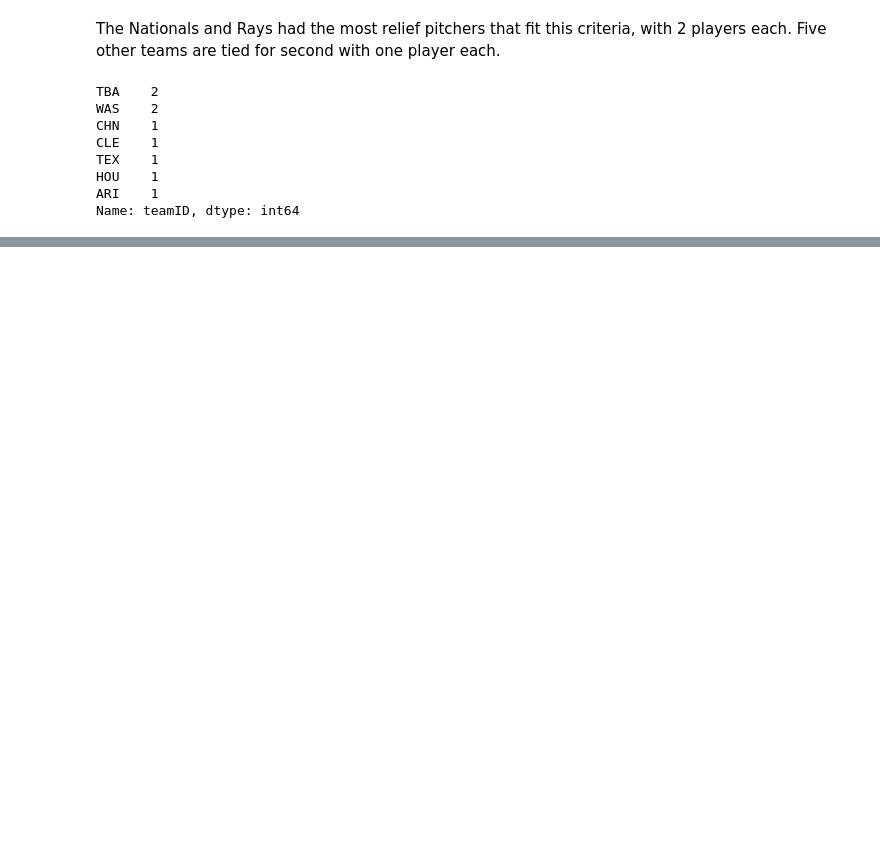
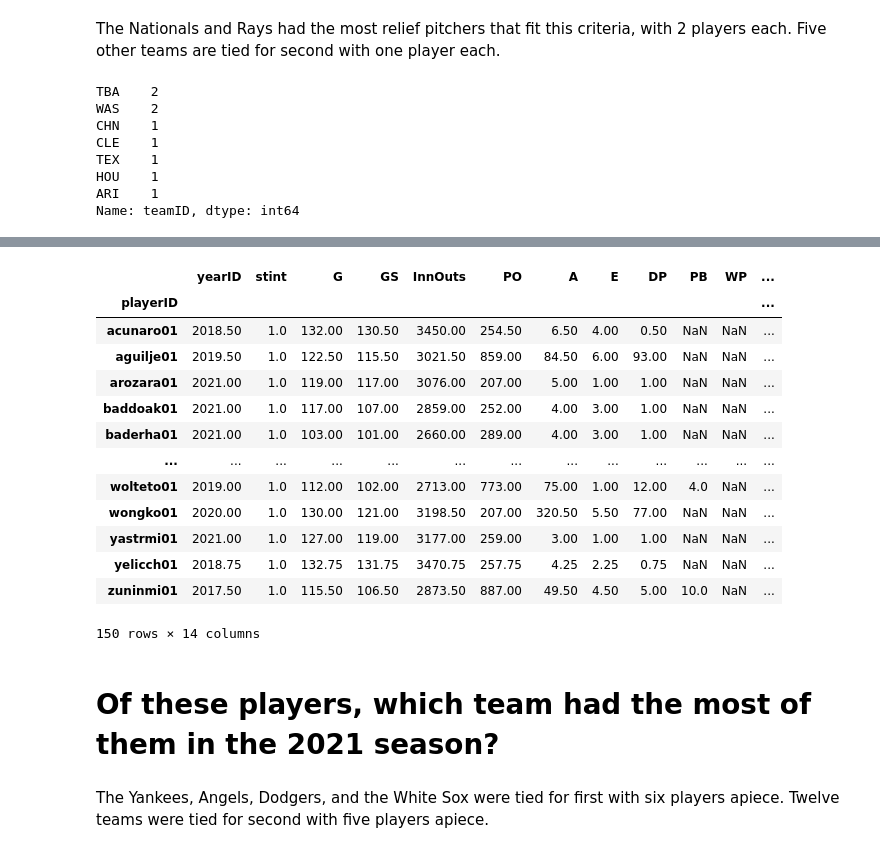
Before and after one commit to dw943893/baseball_predictor, a Jupyter notebook: CAP_EDA.ipynb, the cells around one changed output, grey strips where cells are left out. Drawn from its saved outputs; the diff is of its cells as text; code cells hidden in the pictures; blank space fills up the shorter version.

```diff
--- a/CAP_EDA.ipynb
+++ b/CAP_EDA.ipynb
@@ -762,0 +763,2 @@ memory usage: 16.1+ KB
+# %%
+fielding_2017_100games = fielding_2017[fielding_2017["GS"] >= 100]
@@ -762,0 +785,27 @@ memory usage: 16.1+ KB
+# %%
+stats = [x for x in fielding_2017_100games.columns]
+# %%
+fielding_2017_100games_avg_stats = fielding_2017_100games.groupby("playerID")[stats].mean()
+# %%
+test = fielding_2017_100games_avg_stats[fielding_2017_100games_avg_stats["E"] < 7]
+# %%
+test
+# %% [output]
+|  | yearID | stint | G | GS | InnOuts | PO | A | E | DP | PB | WP | ... |
+| playerID |  |  |  |  |  |  |  |  |  |  |  | ... |
+| acunaro01 | 2018.50 | 1.0 | 132.00 | 130.50 | 3450.00 | 254.50 | 6.50 | 4.00 | 0.50 | NaN | NaN | ... |
+| aguilje01 | 2019.50 | 1.0 | 122.50 | 115.50 | 3021.50 | 859.00 | 84.50 | 6.00 | 93.00 | NaN | NaN | ... |
+| arozara01 | 2021.00 | 1.0 | 119.00 | 117.00 | 3076.00 | 207.00 | 5.00 | 1.00 | 1.00 | NaN | NaN | ... |
+| baddoak01 | 2021.00 | 1.0 | 117.00 | 107.00 | 2859.00 | 252.00 | 4.00 | 3.00 | 1.00 | NaN | NaN | ... |
+| baderha01 | 2021.00 | 1.0 | 103.00 | 101.00 | 2660.00 | 289.00 | 4.00 | 3.00 | 1.00 | NaN | NaN | ... |
+| ... | ... | ... | ... | ... | ... | ... | ... | ... | ... | ... | ... | ... |
+| wolteto01 | 2019.00 | 1.0 | 112.00 | 102.00 | 2713.00 | 773.00 | 75.00 | 1.00 | 12.00 | 4.0 | NaN | ... |
+| wongko01 | 2020.00 | 1.0 | 130.00 | 121.00 | 3198.50 | 207.00 | 320.50 | 5.50 | 77.00 | NaN | NaN | ... |
+| yastrmi01 | 2021.00 | 1.0 | 127.00 | 119.00 | 3177.00 | 259.00 | 3.00 | 1.00 | 1.00 | NaN | NaN | ... |
+| yelicch01 | 2018.75 | 1.0 | 132.75 | 131.75 | 3470.75 | 257.75 | 4.25 | 2.25 | 0.75 | NaN | NaN | ... |
+| zuninmi01 | 2017.50 | 1.0 | 115.50 | 106.50 | 2873.50 | 887.00 | 49.50 | 4.50 | 5.00 | 10.0 | NaN | ... |
+150 rows × 14 columns
+# %% [markdown]
+# Of these players, which team had the most of them in the 2021 season?
+# %% [markdown]
+The Yankees, Angels, Dodgers, and the White Sox were tied for first with six players apiece. Twelve teams were tied for second with five players apiece.
```
Also changed, not shown: parts of 49 cells of this notebook, 1 other file.
